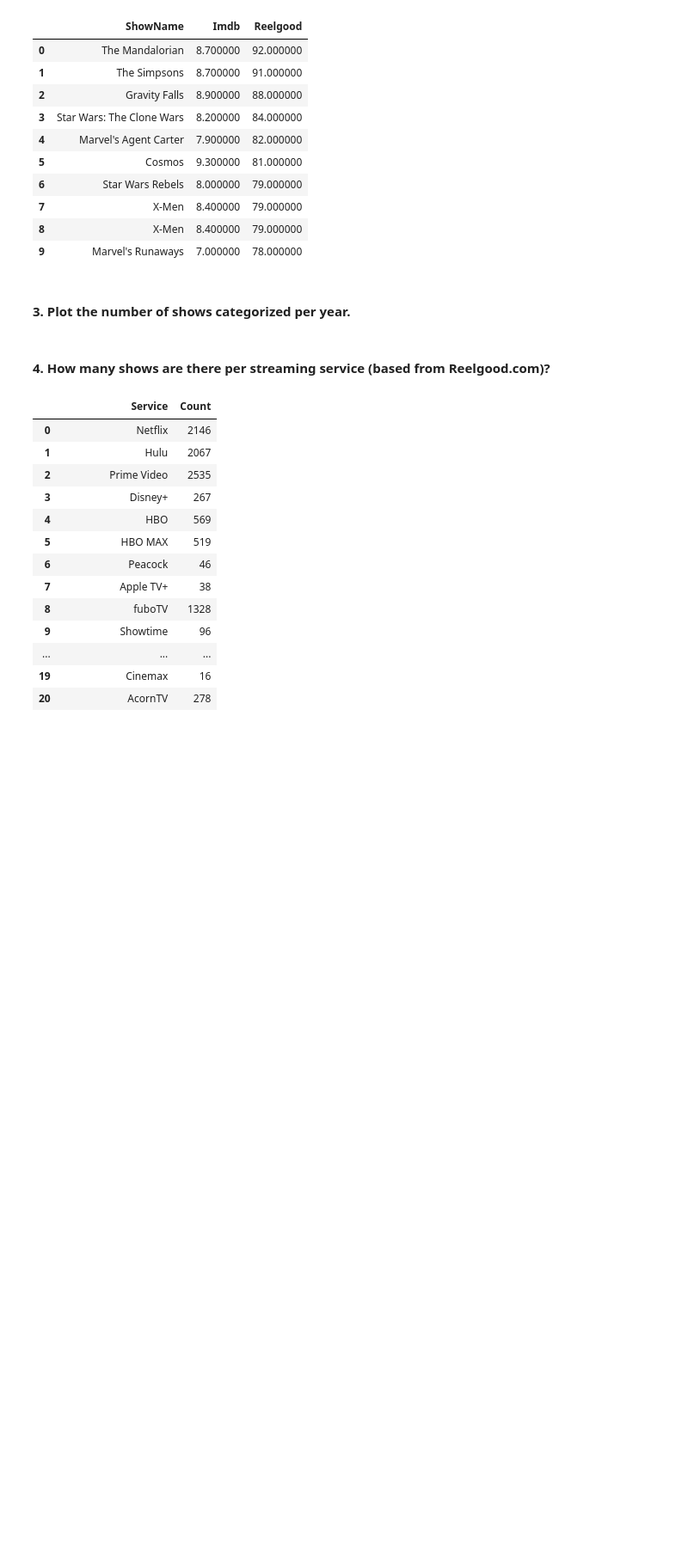
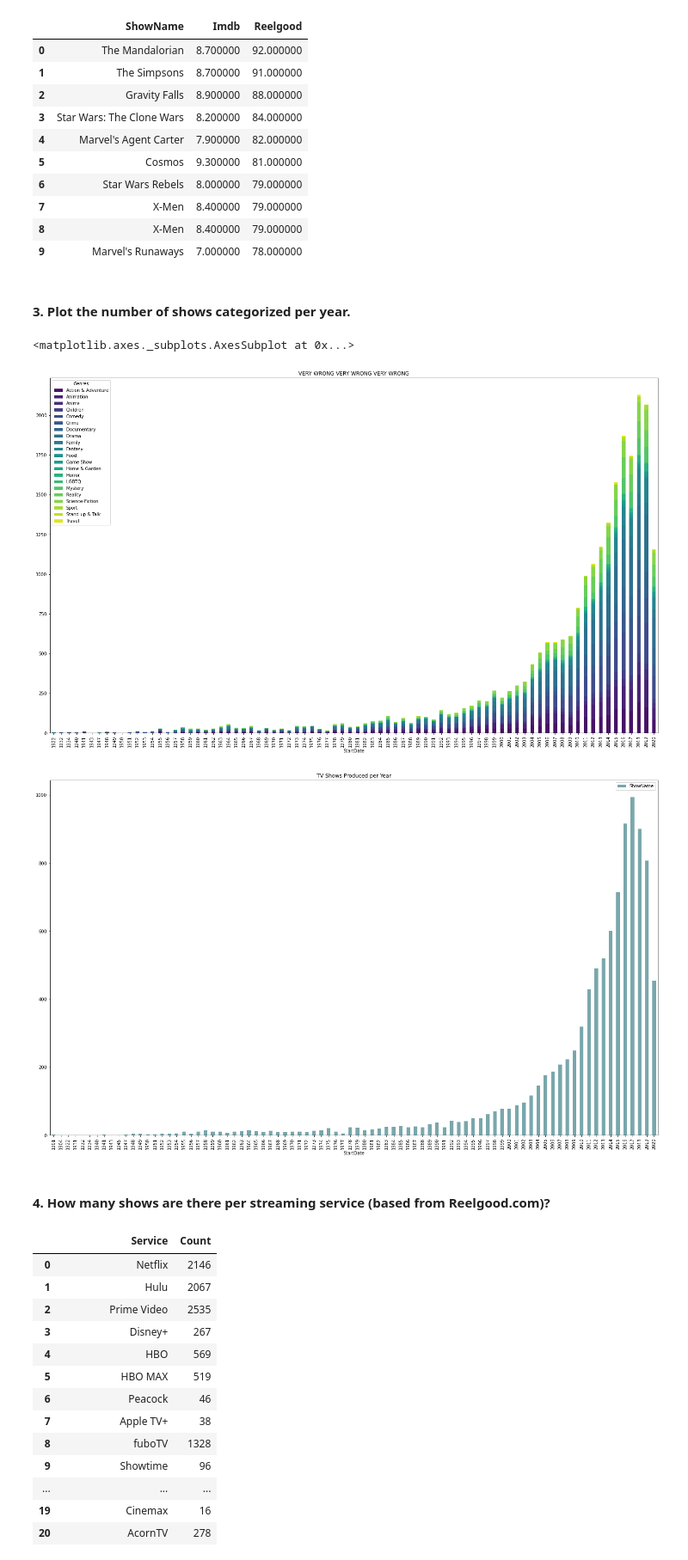
Before and after one commit to patcln/dlsu-datasci-patriciacelon, a Jupyter notebook: Project/Project.ipynb, the cells around one changed output. Shown at 86% size. Saved outputs shown, nothing was run; the diff lists cells and outputs as text; code cells hidden in the pictures; blank space fills up the shorter version.

```diff
--- a/Project/Project.ipynb
+++ b/Project/Project.ipynb
@@ -471,3 +474,23 @@ Disney+
+# %%
+# di ko ulit gets?
+
+# bar chart per year > stacked columns by Genre - this could work if we only have one genre per show
+# note that this is wrong since we have multiple genres for the same ShowName
+# i'll keep this for future reference but izz VERY WRONG
+genres_pipe.filter(items=['ShowName', 'StartDate', 'EndDate', 'RunYears']+all_gen).\
+melt(id_vars=['ShowName','StartDate', 'EndDate', 'RunYears']).set_index('value').filter(like='1', axis=0).\
+rename(columns={'variable':'Genres'}).groupby('StartDate')['Genres'].value_counts().unstack(level=1).\
+plot(kind='bar',title='VERY WRONG VERY WRONG VERY WRONG',stacked=True,colormap=ListedColormap(sns.color_palette("viridis", 21)), figsize=(25,15))
+
+
+# normal bar chart per StartDate
+genres_pipe.filter(items=['ShowName', 'StartDate']).groupby('StartDate').count().plot(kind='bar',title='TV Shows Produced per Year' ,color='#79a7ac', figsize=(25,15))
+
+# line chart for 'On-Air' shows per year - live shows
+# %% [output]
+<matplotlib.axes._subplots.AxesSubplot at 0x...>
+[figure, added]
+[figure, added]
 # %% [markdown]
 #### 4. How many shows are there per streaming service (based from Reelgood.com)?
 # %%
```
Also changed, not shown: parts of 2 cells of this notebook.
